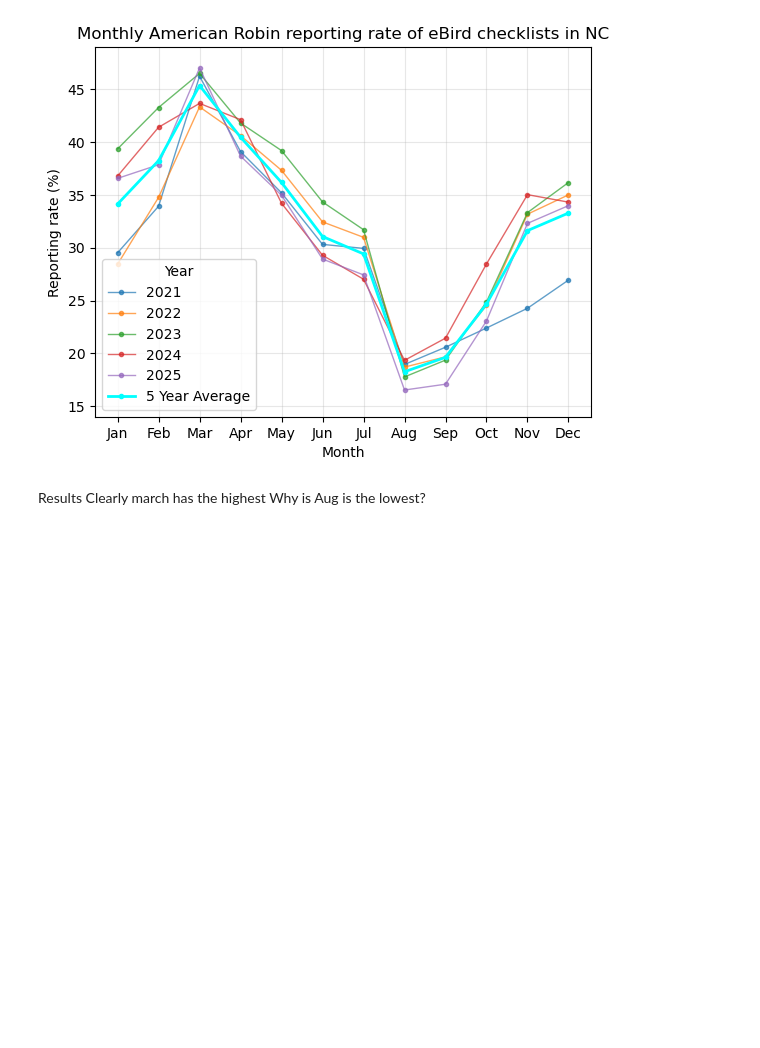
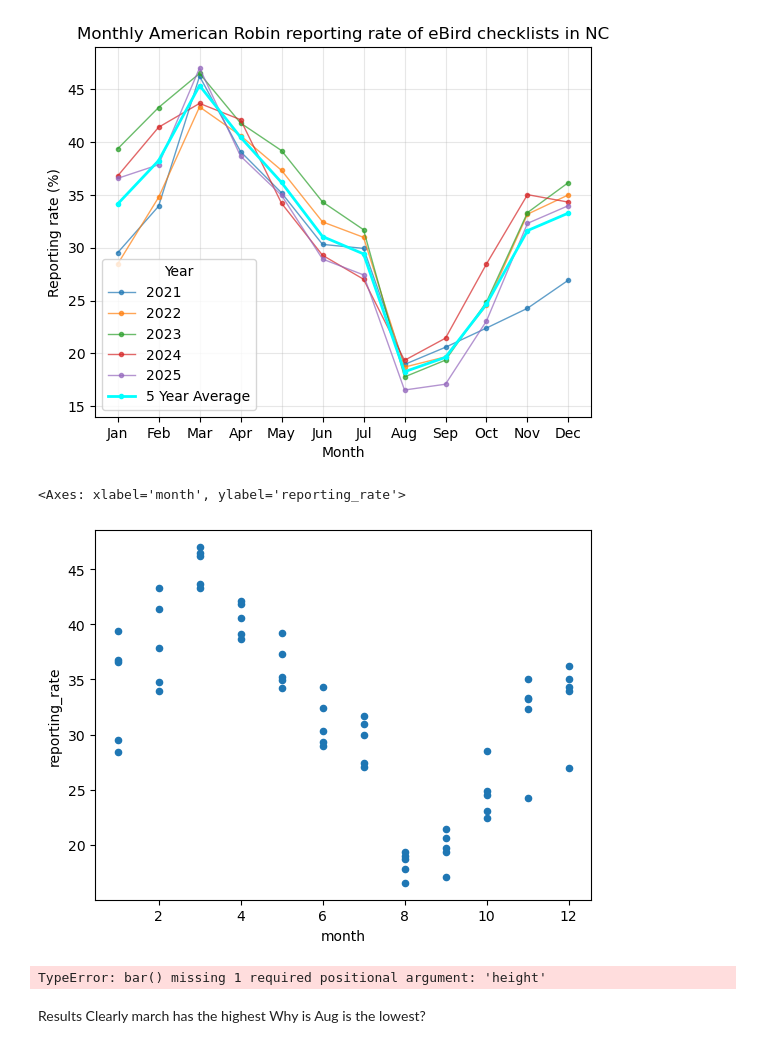
Before and after one commit to mhu732/american-robin-spring-analysis, a Jupyter notebook: american-robin.ipynb, the cells around one changed output. Drawn from its saved outputs; the diff is of its cells as text; code cells hidden in the pictures; blank space fills up the shorter version.

```diff
--- a/american-robin.ipynb
+++ b/american-robin.ipynb
@@ -274,6 +285,20 @@ plt.grid(alpha=0.3)
 plt.show()
 # %% [output]
 [figure]
+# %%
+month_robins.plot(kind="scatter", x="month", y="reporting_rate")
+# %% [output]
+<Axes: xlabel='month', ylabel='reporting_rate'>
+[figure, added]
+# %%
+# lets check that the number of checklists per month corresponds with the reporting rate
+# ie it's less of a bias
+# gives context, doesn't guarantee no bias
+# total checklists bar graph
+plt.bar(month_robins["month"])
+plt.show()
+# %% [output]
+TypeError: bar() missing 1 required positional argument: 'height'
 # %%
 # other plot ideas
 # separate 5 year average
```
Also changed, not shown: parts of 5 cells of this notebook, 1 other file.
